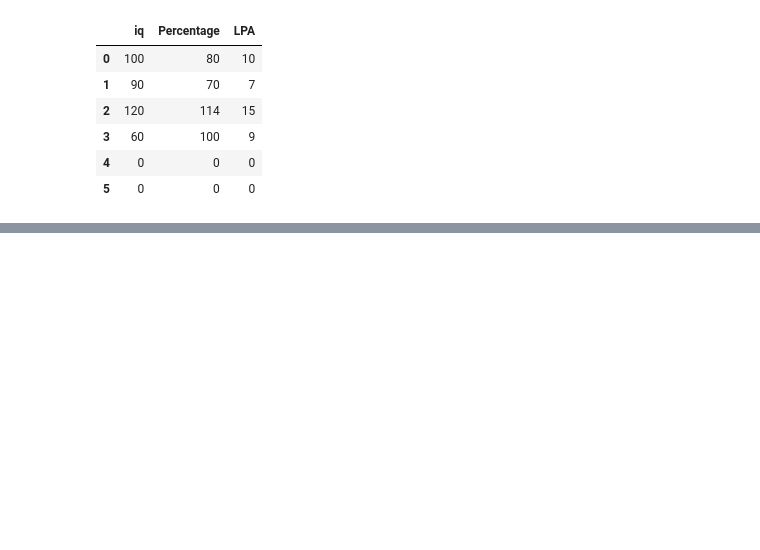
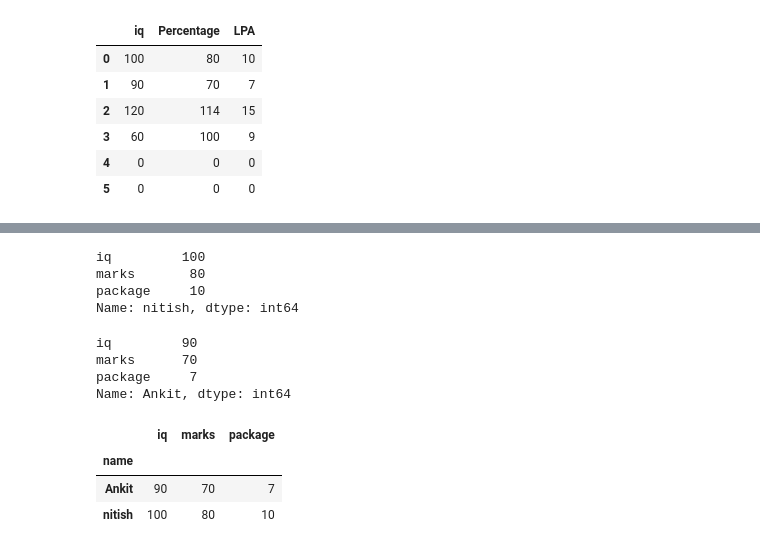
Before and after one commit to GitAnkit-hub/Learning-Pandas, a Jupyter notebook: 01dataframes.ipynb, the cells around one changed output, grey strips where cells are left out. Cells and saved outputs as stored; diff of their text form; code cells hidden in the pictures; blank space fills up the shorter version.

```diff
--- a/01dataframes.ipynb
+++ b/01dataframes.ipynb
@@ -372,0 +546,22 @@ students
+# %%
+students.iloc[0]
+# %% [output]
+iq         100
+marks       80
+package     10
+Name: nitish, dtype: int64
+# %%
+students.loc['nitish']
+students.loc['Ankit']
+# %% [output]
+iq         90
+marks      70
+package     7
+Name: Ankit, dtype: int64
+# %%
+students.loc[['Ankit', 'nitish']]
+# %% [output]
+|  | iq | marks | package |
+| name |  |  |  |
+| Ankit | 90 | 70 | 7 |
+| nitish | 100 | 80 | 10 |
```
Also changed, not shown: parts of 23 cells of this notebook.
